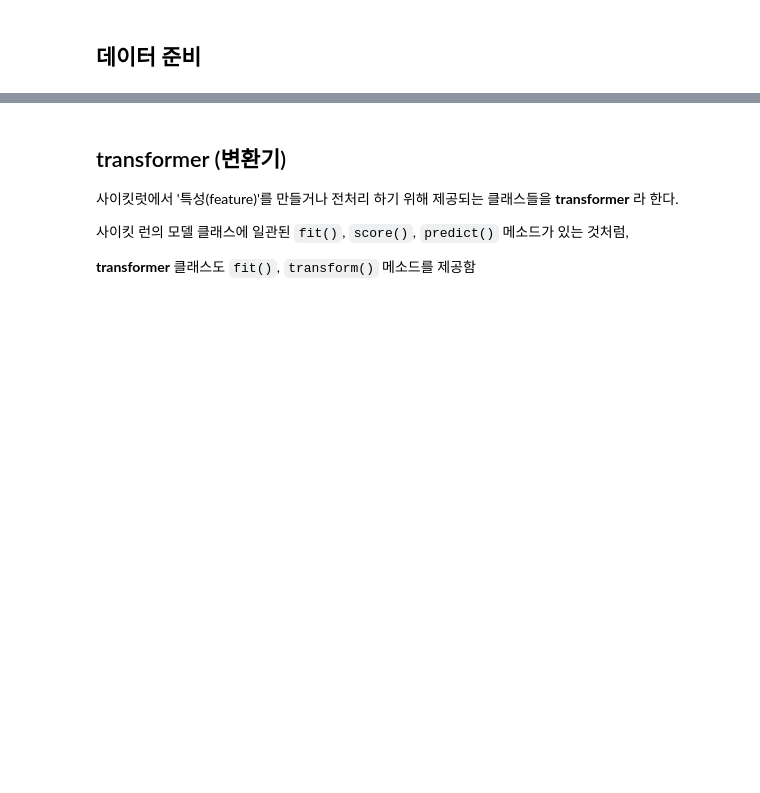
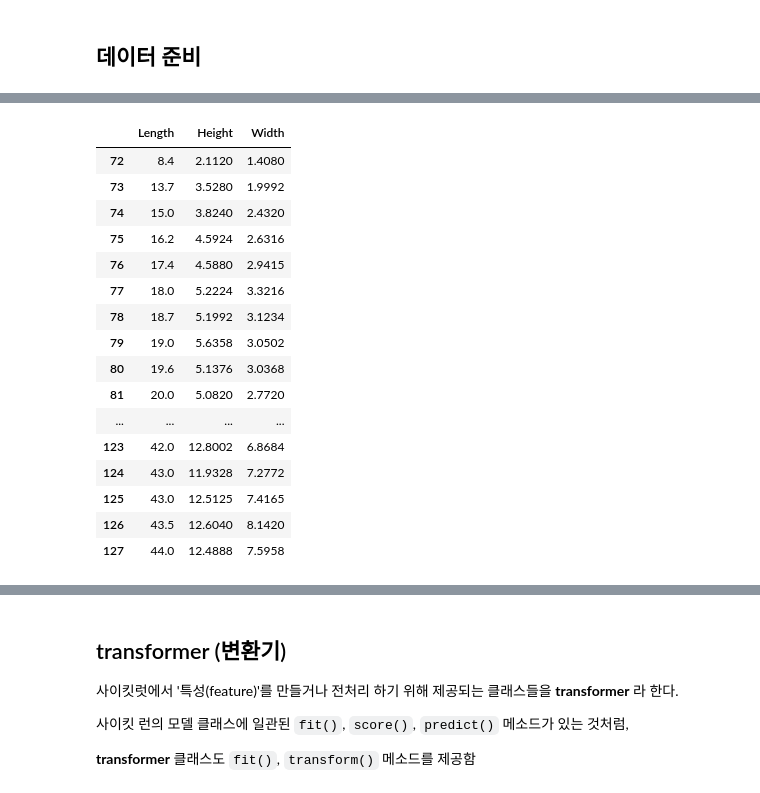
Before and after one commit to LeoChoi224/PyWork, a Jupyter notebook: 08_MachineLearning/02 회귀 (regression).ipynb, the cells around one changed output, grey strips where cells are left out. Cells and saved outputs as stored; diff of their text form; code cells hidden in the pictures; blank space fills up the shorter version.

```diff
--- a/08_MachineLearning/02 회귀 (regression).ipynb
+++ b/08_MachineLearning/02 회귀 (regression).ipynb
@@ -668,7 +682,25 @@ fish_df # 확인
 # %%
 # 농어의 길이, 높이, 두께
-perch_df = fish_df[fish_df.Species == 'Perch']# 🔹TODO
+perch_df = fish_df[fish_df.Species == 'Perch'][['Length', 'Height', 'Width']]
 perch_df
+# %% [output]
+|  | Length | Height | Width |
+| 72 | 8.4 | 2.1120 | 1.4080 |
+| 73 | 13.7 | 3.5280 | 1.9992 |
+| 74 | 15.0 | 3.8240 | 2.4320 |
+| 75 | 16.2 | 4.5924 | 2.6316 |
+| 76 | 17.4 | 4.5880 | 2.9415 |
+| 77 | 18.0 | 5.2224 | 3.3216 |
+| 78 | 18.7 | 5.1992 | 3.1234 |
+| 79 | 19.0 | 5.6358 | 3.0502 |
+| 80 | 19.6 | 5.1376 | 3.0368 |
+| 81 | 20.0 | 5.0820 | 2.7720 |
+| ... | ... | ... | ... |
+| 123 | 42.0 | 12.8002 | 6.8684 |
+| 124 | 43.0 | 11.9328 | 7.2772 |
+| 125 | 43.0 | 12.5125 | 7.4165 |
+| 126 | 43.5 | 12.6040 | 8.1420 |
+| 127 | 44.0 | 12.4888 | 7.5958 |
 # %%
 # numpy 배열로 변환한후 선형회귀 모델을 훈련시켜 볼 거다
 
```
Also changed, not shown: parts of 31 cells of this notebook, 3 other files.
